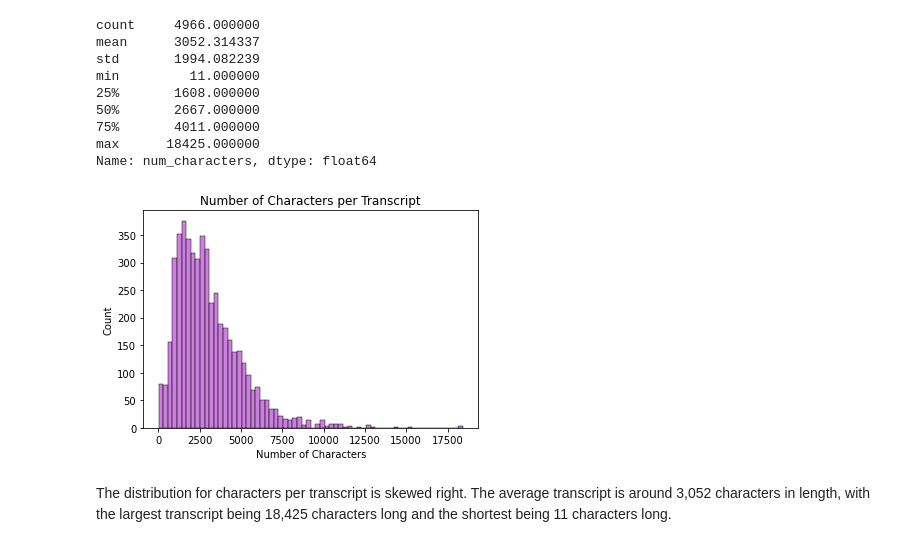
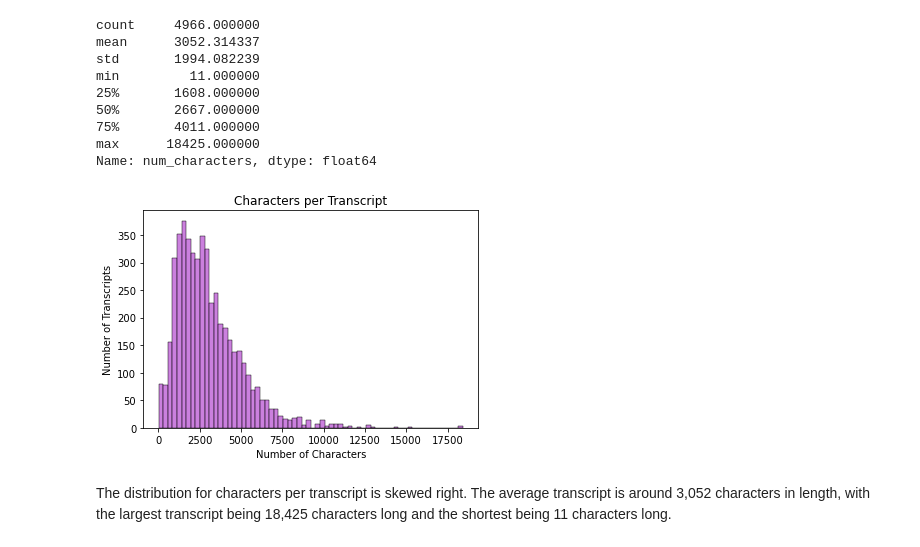
Before and after one commit to freyakuhlman/MedicalTranscriptionClassification, a Jupyter notebook: medical_transcription_data_analysis.ipynb, the cells around one changed output. Drawn from its saved outputs; the diff is of its cells as text; code cells hidden in the pictures.

```diff
--- a/medical_transcription_data_analysis.ipynb
+++ b/medical_transcription_data_analysis.ipynb
@@ -142,11 +131,11 @@ max      18425.000000
 Name: num_characters, dtype: float64
 # %%
 num_characters = sns.histplot(data = df['num_characters'], color = 'mediumorchid')
-num_characters.set_title('Number of Characters per Transcript')
-num_characters.set(xlabel = 'Number of Characters', ylabel = 'Count')
+num_characters.set_title('Characters per Transcript')
+num_characters.set(xlabel = 'Number of Characters', ylabel = 'Number of Transcripts')
 plt.show()
 # %% [output]
-[figure, old version]
+[figure, new version]
 # %% [markdown]
 The distribution for characters per transcript is skewed right. The average transcript is around 3,052 characters in length, with the largest transcript being 18,425 characters long and the shortest being 11 characters long.
 # %% [markdown]
```
Also changed, not shown: parts of 11 cells of this notebook.
